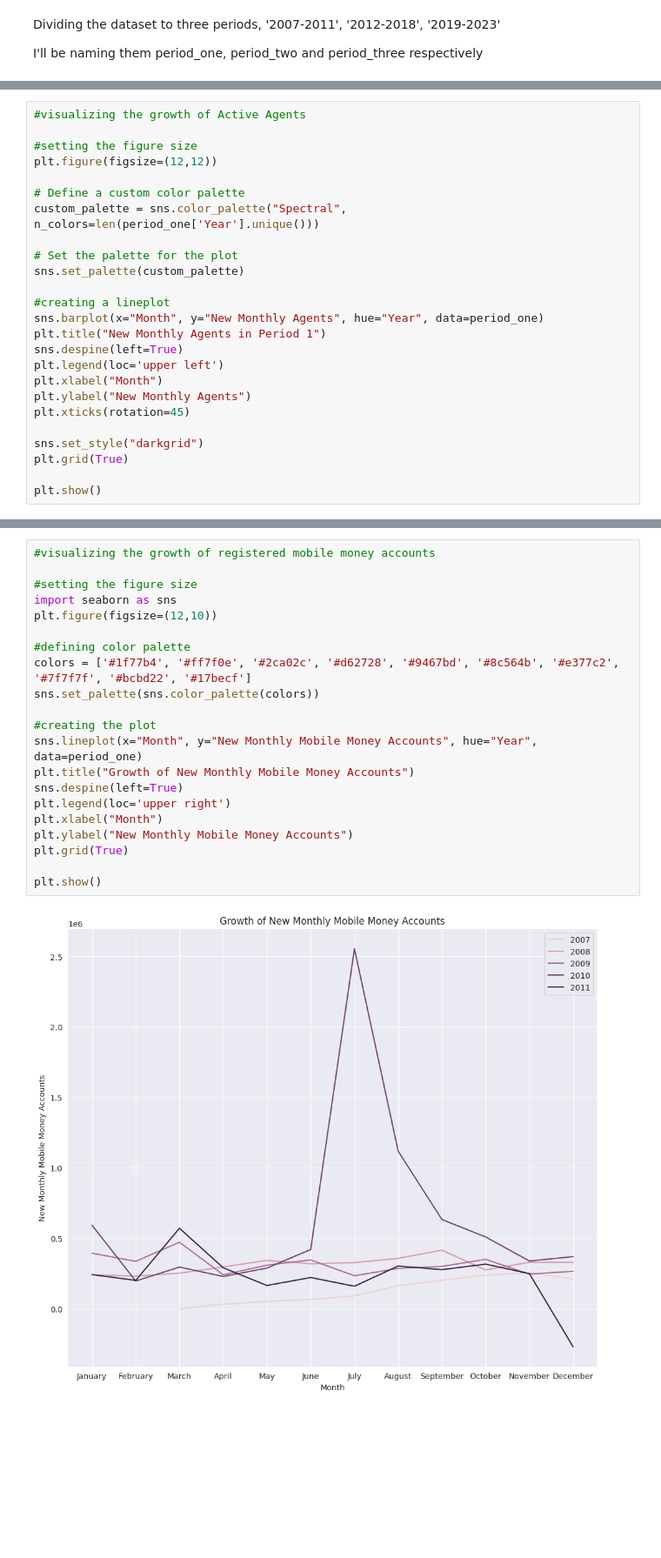
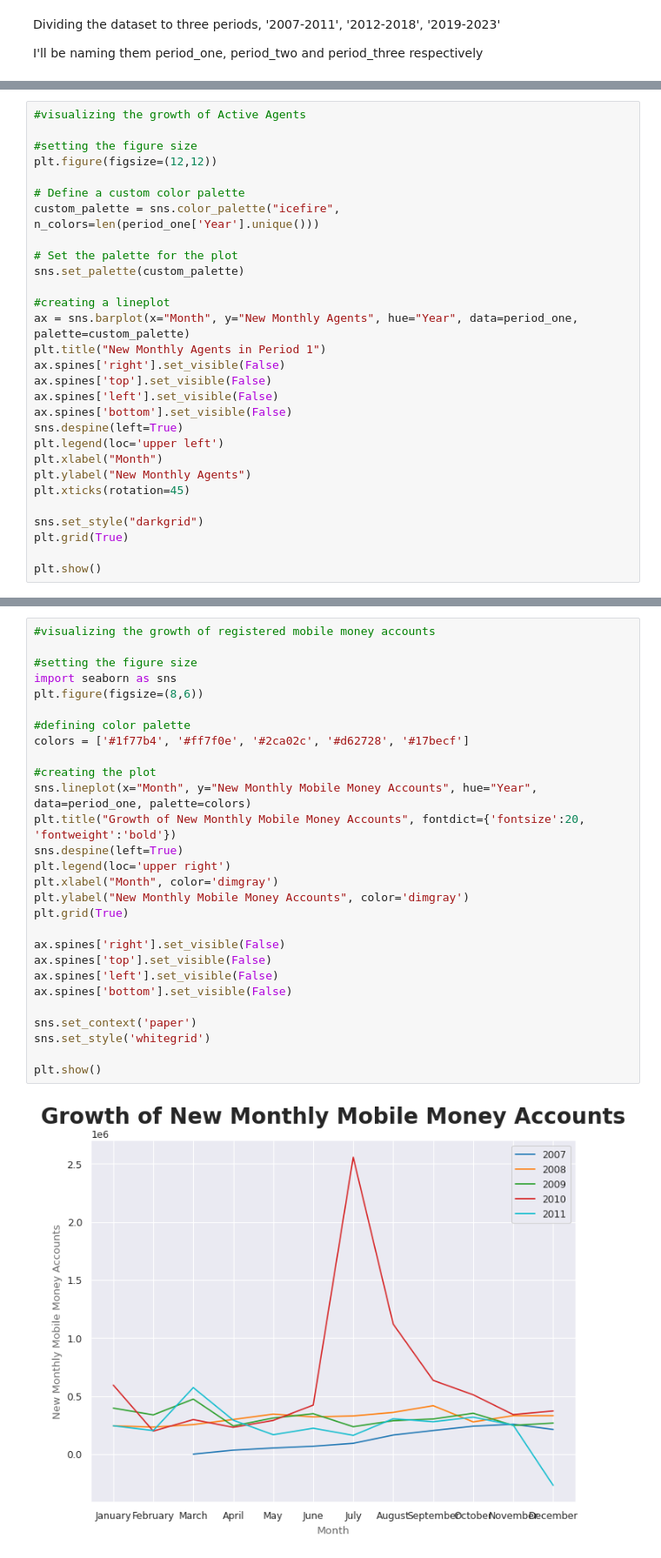
Before and after one commit to Murega14/Value-of-Transactions, a Jupyter notebook: transactions.ipynb, the cells around one changed output, grey strips where cells are left out. Shown: that part at 87% size. Cells and saved outputs as stored; diff of their text form; blank space fills up the shorter version.

```diff
--- a/transactions.ipynb
+++ b/transactions.ipynb
@@ -150,14 +150,18 @@ period_one
 plt.figure(figsize=(12,12))
 
 # Define a custom color palette
-custom_palette = sns.color_palette("Spectral", n_colors=len(period_one['Year'].unique()))
+custom_palette = sns.color_palette("icefire", n_colors=len(period_one['Year'].unique()))
 
 # Set the palette for the plot
 sns.set_palette(custom_palette)
 
 #creating a lineplot
-sns.barplot(x="Month", y="New Monthly Agents", hue="Year", data=period_one)
+ax = sns.barplot(x="Month", y="New Monthly Agents", hue="Year", data=period_one, palette=custom_palette)
 plt.title("New Monthly Agents in Period 1")
+ax.spines['right'].set_visible(False)
+ax.spines['top'].set_visible(False)
+ax.spines['left'].set_visible(False)
+ax.spines['bottom'].set_visible(False)
 sns.despine(left=True)
 plt.legend(loc='upper left')
 plt.xlabel("Month")
@@ -173,26 +177,33 @@ plt.show()
 # %%
 #visualizing the growth of registered mobile money accounts
 
 #setting the figure size
 import seaborn as sns
-plt.figure(figsize=(12,10))
+plt.figure(figsize=(8,6))
 
 #defining color palette
-colors = ['#1f77b4', '#ff7f0e', '#2ca02c', '#d62728', '#9467bd', '#8c564b', '#e377c2', '#7f7f7f', '#bcbd22', '#17becf']
-sns.set_palette(sns.color_palette(colors))
+colors = ['#1f77b4', '#ff7f0e', '#2ca02c', '#d62728', '#17becf']
 
 #creating the plot
-sns.lineplot(x="Month", y="New Monthly Mobile Money Accounts", hue="Year", data=period_one)
-plt.title("Growth of New Monthly Mobile Money Accounts")
+sns.lineplot(x="Month", y="New Monthly Mobile Money Accounts", hue="Year", data=period_one, palette=colors)
+plt.title("Growth of New Monthly Mobile Money Accounts", fontdict={'fontsize':20, 'fontweight':'bold'})
 sns.despine(left=True)
 plt.legend(loc='upper right')
-plt.xlabel("Month")
-plt.ylabel("New Monthly Mobile Money Accounts")
+plt.xlabel("Month", color='dimgray')
+plt.ylabel("New Monthly Mobile Money Accounts", color='dimgray')
 plt.grid(True)
 
+ax.spines['right'].set_visible(False)
+ax.spines['top'].set_visible(False)
+ax.spines['left'].set_visible(False)
+ax.spines['bottom'].set_visible(False)
+
+sns.set_context('paper')
+sns.set_style('whitegrid')
+
 plt.show()
 # %% [output]
-[figure, old version]
+[figure, new version]
 # %%
 #calculating how many active agents are there annually
 annual_agents = period_one.groupby('Year')['New Monthly Agents'].sum().reset_index()
```
Also changed, not shown: parts of 6 cells of this notebook.
